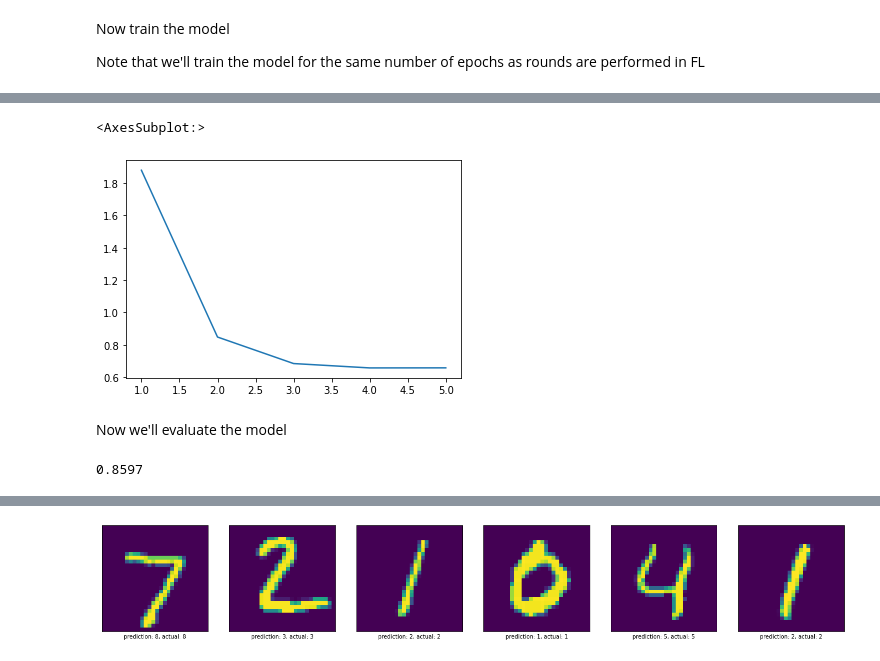
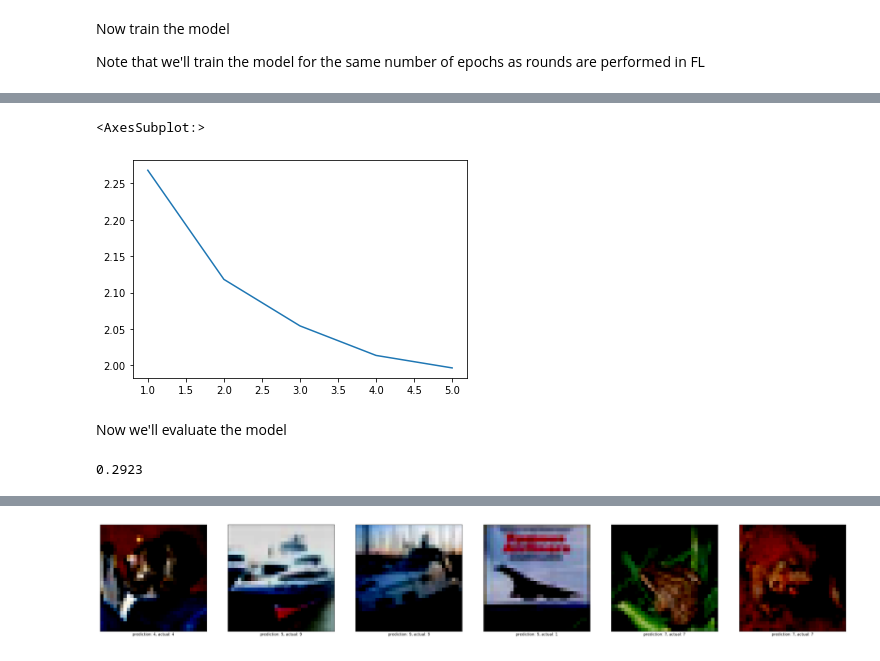
Before and after one commit to blockchain-systems/ScaleSFL, a Jupyter notebook: example-participant/fl-service/baseline.ipynb, the cells around one changed output, grey strips where cells are left out. Drawn from its saved outputs; the diff is of its cells as text; code cells hidden in the pictures.

```diff
--- a/example-participant/fl-service/baseline.ipynb
+++ b/example-participant/fl-service/baseline.ipynb
@@ -31,7 +31,7 @@ Create the model
 from src.models.simple_cnn import create_model
 from src.models.utils import count_parameters
 
-net = create_model(in_channels=1, img_size=28, device=DEVICE)
+net = create_model(in_channels=3, img_size=32, device=DEVICE)
 print(count_parameters(net, breakdown=True))
 print(f"Total Parameters: {count_parameters(net):,}")
 # %% [output]
@@ -50,7 +50,7 @@ Total Parameters: 237,718
 # %% [markdown]
 We'll load the CIFAR-10 dataset here
 # %%
-from src.datasets import mnist_iid, mnist_test
+from src.datasets import cifar10_noniid, cifar10_test
 
-trainloader, validloader = mnist_iid()
-testloader = mnist_test()
+trainloader, validloader = cifar10_noniid()
+testloader = cifar10_test()
@@ -80,7 +83,7 @@ import seaborn as sns
 sns.lineplot(x=np.linspace(1, epochs, epochs), y=loss_vals)
 # %% [output]
 <AxesSubplot:>
-[figure, old version]
+[figure, new version]
 # %% [markdown]
 Now we'll evaluate the model
 # %%
@@ -90,9 +93,9 @@ loss, accuracy = test(net, testloader, device=DEVICE)
 # %%
 accuracy
 # %% [output]
-0.8597
+0.2923
 # %%
 from src.datasets.visualize import show_predictions, MNIST_CLASSES
 
-show_predictions(net, testloader, channels=1, img_size=28, labels=MNIST_CLASSES, device=DEVICE)
+show_predictions(net, testloader, channels=3, img_size=32, labels=MNIST_CLASSES, device=DEVICE)
 # %% [output]
@@ -99 +108 @@ show_predictions(net, testloader, channels=1, img_size=28, labels=MNIST_CLASSES,
-[figure, old version]
+[figure, new version]
```
Also changed, not shown: parts of 4 cells of this notebook, 20 other files.
